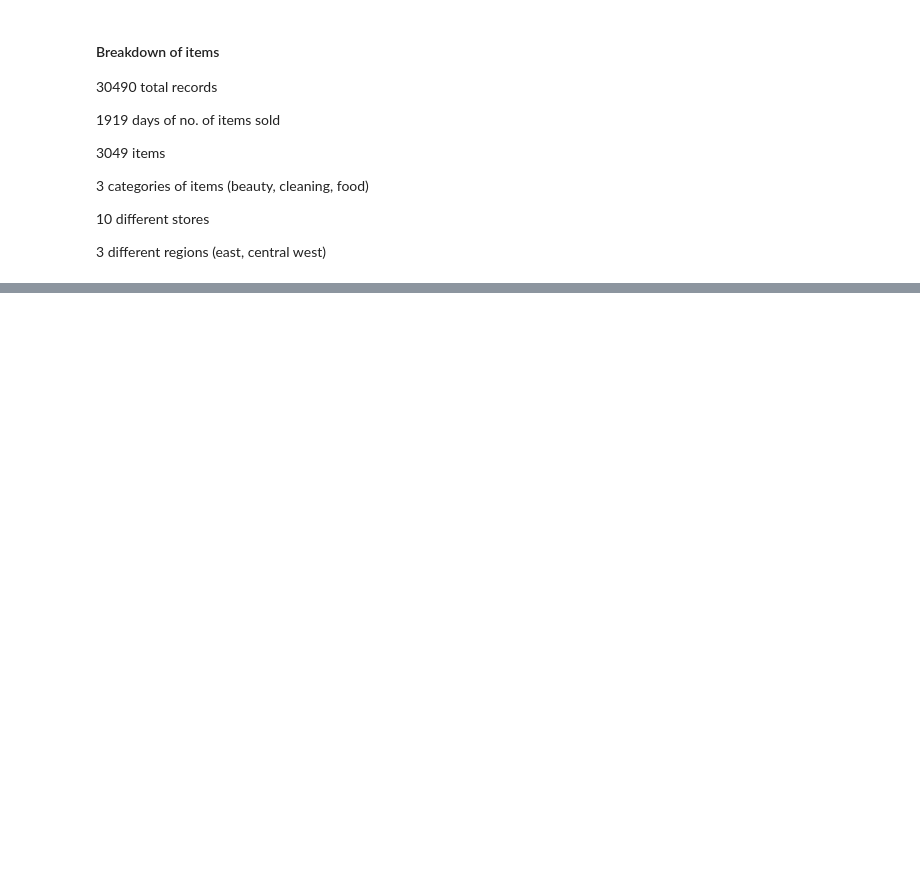
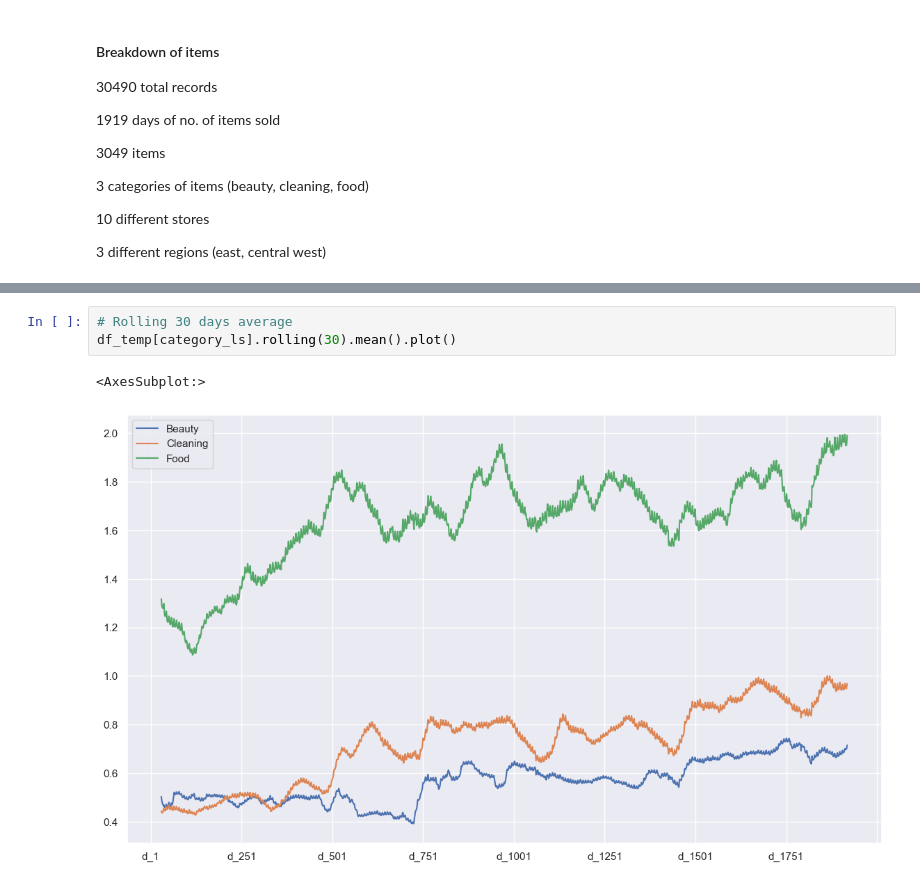
Before and after one commit to TristanKoh/ads-final-project, a Jupyter notebook: code/eda.ipynb, the cells around one changed output, grey strips where cells are left out. Saved outputs shown, nothing was run; the diff lists cells and outputs as text; blank space fills up the shorter version.

```diff
--- a/code/eda.ipynb
+++ b/code/eda.ipynb
@@ -156,0 +177,6 @@ sns.lineplot(x = "day_id", y = "avg_items_sold", data = df_temp, hue = "category
+# %%
+# Rolling 30 days average
+df_temp[category_ls].rolling(30).mean().plot()
+# %% [output]
+<AxesSubplot:>
+[figure, added]
```
Also changed, not shown: parts of 16 cells of this notebook.
